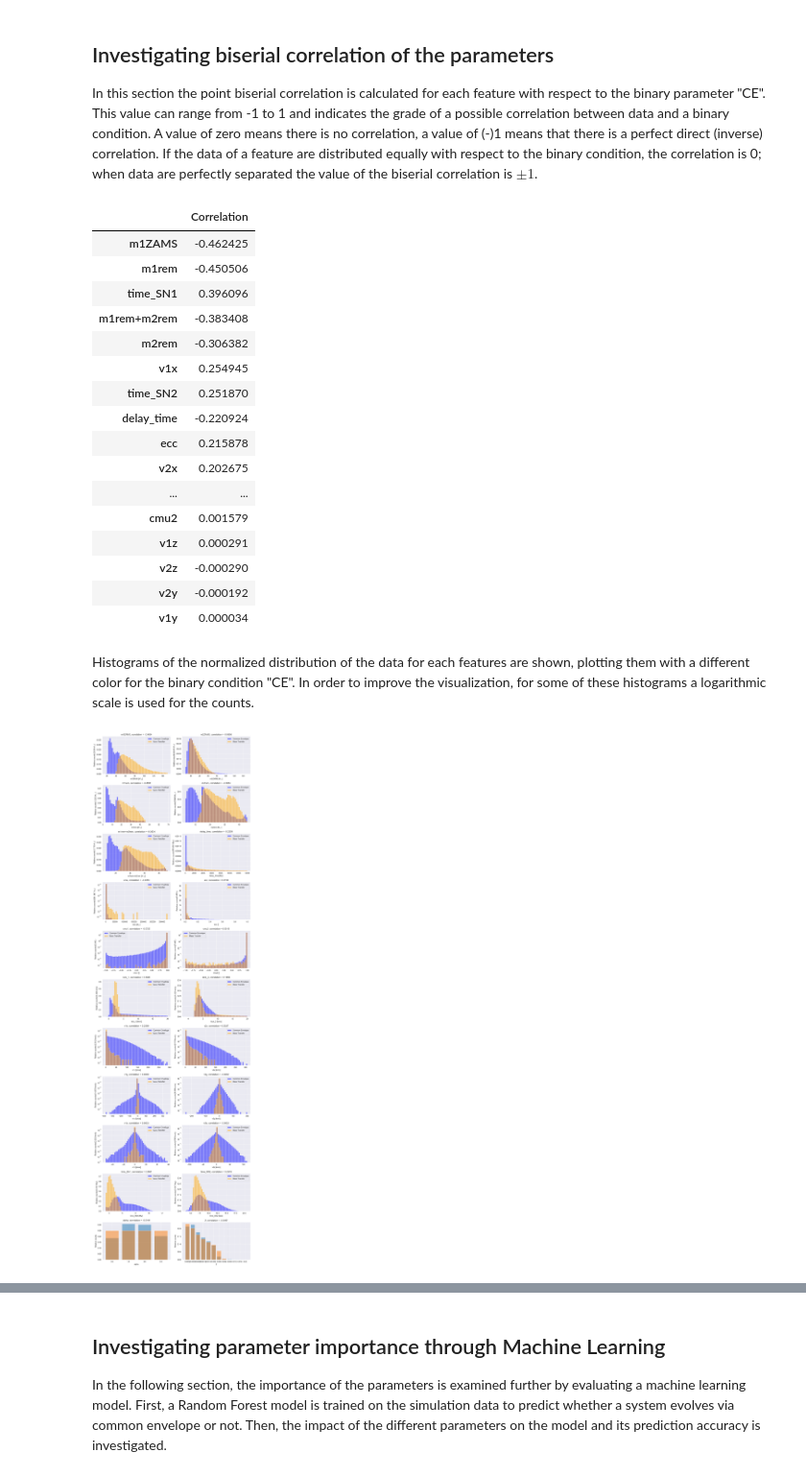
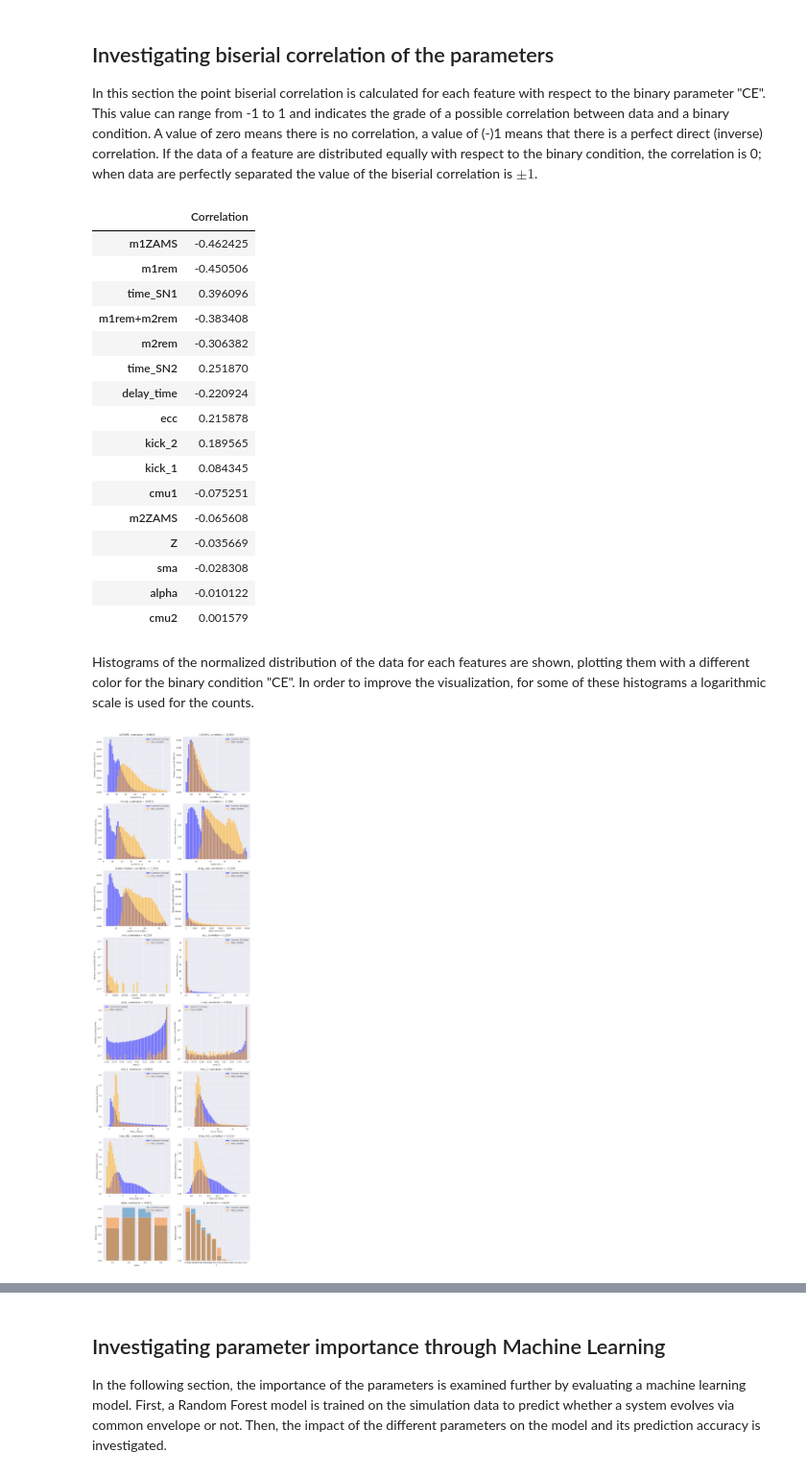
Before and after one commit to Giacomo-Menegatti/AstroLab, a Jupyter notebook: AstroLab_noisy.ipynb, the cells around one changed output, grey strips where cells are left out. Shown: that part at 96% size. Saved outputs shown, nothing was run; the diff lists cells and outputs as text; code cells hidden in the pictures.

```diff
--- a/AstroLab_noisy.ipynb
+++ b/AstroLab_noisy.ipynb
@@ -93,7 +88,8 @@ data["kick_1"], data["v1x"] =  data["v1x"], data["kick_1"]
 data["kick_2"], data["v2x"] =  data["v2x"], data["kick_2"]
 
 # Drop the ID column
-data = data.drop(columns="ID")
+data = data.drop(columns=["ID","v1x","v1y","v1z","v2x","v2y","v2z"]) #We drop velocities due to
+#instructions given by prof. Iorio
 
 print('Data columns: \n ', data.columns.values)
 data.reset_index(drop=True,inplace=True)
@@ -126,0 +129,15 @@ There are 2551001 (86.08%) BBHs evolving from common envelope, and 412581 (13.92
+# %%
+data_corr = data.drop(columns='CE')
+
+fig,ax=plt.subplots(1,1,figsize=(5,5))
+
+corr_matrix = data_corr.corr()
+mask = np.triu(np.ones_like(corr_matrix, dtype=bool))
+sns.heatmap((corr_matrix), mask=mask, cmap='jet', linecolor='w',ax=ax)
+ax.set_title('Pearson correlation of the features')
+
+#corr_matrix = data_corr.corr(method='spearman')
+#mask = np.triu(np.ones_like(corr_matrix, dtype=bool))
+#sns.heatmap((corr_matrix), mask=mask, cmap='jet', linecolor='w',ax=ax[1])
+#ax[1].set_title('Spearman correlation of the features')
+plt.show()
@@ -143,17 +162,17 @@ correlation_df.sort_values(by='Correlation',key=abs,ascending=False)
 | time_SN1 | 0.396096 |
 | m1rem+m2rem | -0.383408 |
 | m2rem | -0.306382 |
-| v1x | 0.254945 |
 | time_SN2 | 0.251870 |
 | delay_time | -0.220924 |
 | ecc | 0.215878 |
-| v2x | 0.202675 |
-| ... | ... |
+| kick_2 | 0.189565 |
+| kick_1 | 0.084345 |
+| cmu1 | -0.075251 |
+| m2ZAMS | -0.065608 |
+| Z | -0.035669 |
+| sma | -0.028308 |
+| alpha | -0.010122 |
 | cmu2 | 0.001579 |
-| v1z | 0.000291 |
-| v2z | -0.000290 |
-| v2y | -0.000192 |
-| v1y | 0.000034 |
 # %% [markdown]
 Histograms of the normalized distribution of the data for each features are shown, plotting them with a different color for the binary condition "CE". In order to improve the visualization, for some of these histograms a logarithmic scale is used for the counts.
 # %%
@@ -178,44 +197,45 @@ def plot_discrete(ax, feature):
     labels_CE = [str(x) for x in labels_CE]
 
     labels_MT, counts_MT = np.unique(data[data['CE'] == False][feature], return_counts= True)
     labels_MT = [str(x) for x in labels_MT]
-    ax.bar(labels_CE, counts_CE/CE_data, alpha=0.5)
-    ax.bar(labels_MT, counts_MT/MT_data, alpha=0.5)
+    ax.bar(labels_CE, counts_CE/CE_data, alpha=0.5,label='Common envelope')
+    ax.bar(labels_MT, counts_MT/MT_data, alpha=0.5,label='Mass transfer')
     ax.set_ylabel(f'Relative counts')
     ax.set_xlabel(f'{feature}')
     ax.set_title(f'{feature}, correlation = {correlation_dict[feature]:.4f}')
+    ax.legend(loc='best')
     return ax
 
 
-fig, axs = plt.subplots(nrows=11, ncols=2, figsize=(12, 40))
+fig, axs = plt.subplots(nrows=8, ncols=2, figsize=(12, 40))
 
 ax = plot_continue(axs[0,0], 'm1ZAMS', '$M_\odot$')
 ax = plot_continue(axs[0,1], 'm2ZAMS', '$M_\odot$')
 ax = plot_continue(axs[1,0], 'm1rem', '$M_\odot$')
 ax = plot_continue(axs[1,1], 'm2rem', '$M_\odot$')
 ax = plot_continue(axs[2,0], 'm1rem+m2rem', '$M_\odot$')
 ax = plot_continue(axs[2,1], 'delay_time', 'Myr')
 ax = plot_continue(axs[3,0], 'sma', '$R_\odot$', log=True)
 ax = plot_continue(axs[3,1], 'ecc', '')
 ax = plot_continue(axs[4,0], 'cmu1', '', log=True)
 ax = plot_continue(axs[4,1], 'cmu2', '', log=True)
 ax = plot_continue(axs[5,0], 'kick_1', 'km/s', hist_range=(-1, 20))
 ax = plot_continue(axs[5,1], 'kick_2', 'km/s', hist_range=(-1,20))
-ax = plot_continue(axs[6,0], 'v1x', 'km/s', log=True)
-ax = plot_continue(axs[6,1], 'v2x', 'km/s', log=True)
-ax = plot_continue(axs[7,0], 'v1y', 'km/s',  log=True)
-ax = plot_continue(axs[7,1], 'v2y', 'km/s',  log=True)
-ax = plot_continue(axs[8,0], 'v1z', 'km/s', log=True)
-ax = plot_continue(axs[8,1], 'v2z', 'km/s', log=True)
-ax = plot_continue(axs[9,0], 'time_SN1', 'Myr')
-ax = plot_continue(axs[9,1], 'time_SN2', 'Myr')
+#ax = plot_continue(axs[6,0], 'v1x', 'km/s', log=True)
+#ax = plot_continue(axs[6,1], 'v2x', 'km/s', log=True)
+#ax = plot_continue(axs[7,0], 'v1y', 'km/s',  log=True)
+#ax = plot_continue(axs[7,1], 'v2y', 'km/s',  log=True)
+#ax = plot_continue(axs[8,0], 'v1z', 'km/s', log=True)
+#ax = plot_continue(axs[8,1], 'v2z', 'km/s', log=True)
+ax = plot_continue(axs[6,0], 'time_SN1', 'Myr')
+ax = plot_continue(axs[6,1], 'time_SN2', 'Myr')
 
 #Plotting alpha and Z
 
-ax = plot_discrete(axs[10,0], 'alpha')
-ax = plot_discrete(axs[10,1], 'Z')
+ax = plot_discrete(axs[7,0], 'alpha')
+ax = plot_discrete(axs[7,1], 'Z')
 
 plt.tight_layout()
 plt.show()
 # %% [output]
-[figure, old version]
+[figure, new version]
```
Also changed, not shown: parts of 32 cells of this notebook.
